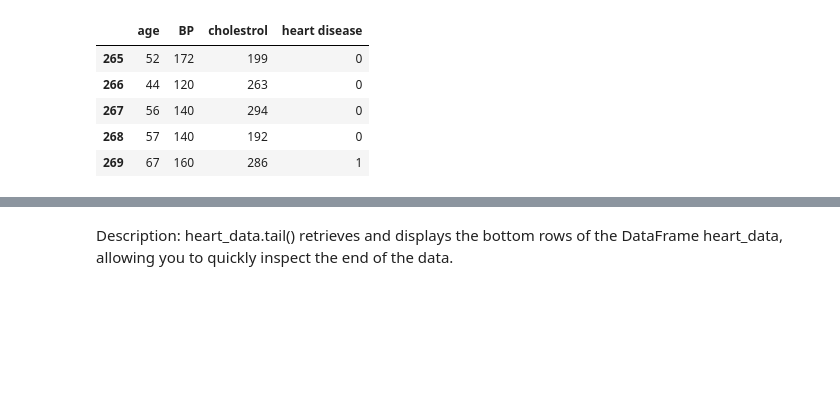
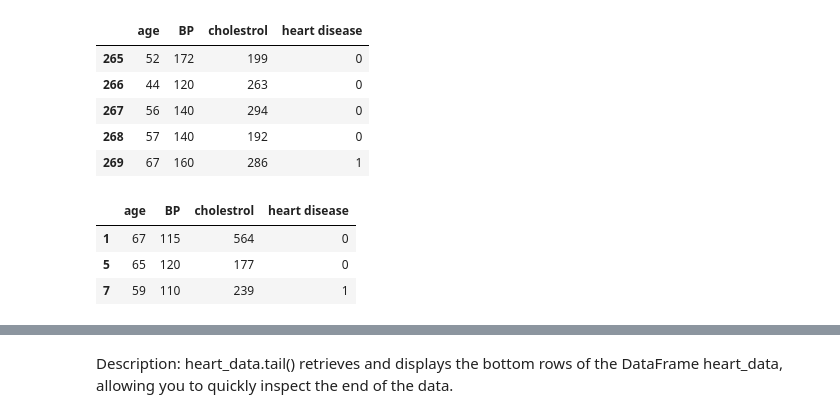
Before and after one commit to MoazzemhossainMoazz/EDGE_AI, a Jupyter notebook: Mid_Exam_Assignment.ipynb, the cells around one changed output, grey strips where cells are left out. Saved outputs shown, nothing was run; the diff lists cells and outputs as text; code cells hidden in the pictures; blank space fills up the shorter version.

Commit message:
chose data positioning, K-cross validation, hypermiter

```diff
--- a/Mid_Exam_Assignment.ipynb
+++ b/Mid_Exam_Assignment.ipynb
@@ -88,3 +111,11 @@ heart_data.tail()
 | 267 | 56 | 140 | 294 | 0 |
 | 268 | 57 | 140 | 192 | 0 |
 | 269 | 67 | 160 | 286 | 1 |
+# %%
+specific_rows = heart_data.iloc[[1, 5, 7]]
+specific_rows
+# %% [output]
+|  | age | BP | cholestrol | heart disease |
+| 1 | 67 | 115 | 564 | 0 |
+| 5 | 65 | 120 | 177 | 0 |
+| 7 | 59 | 110 | 239 | 1 |
```
Also changed, not shown: parts of 15 cells of this notebook.
